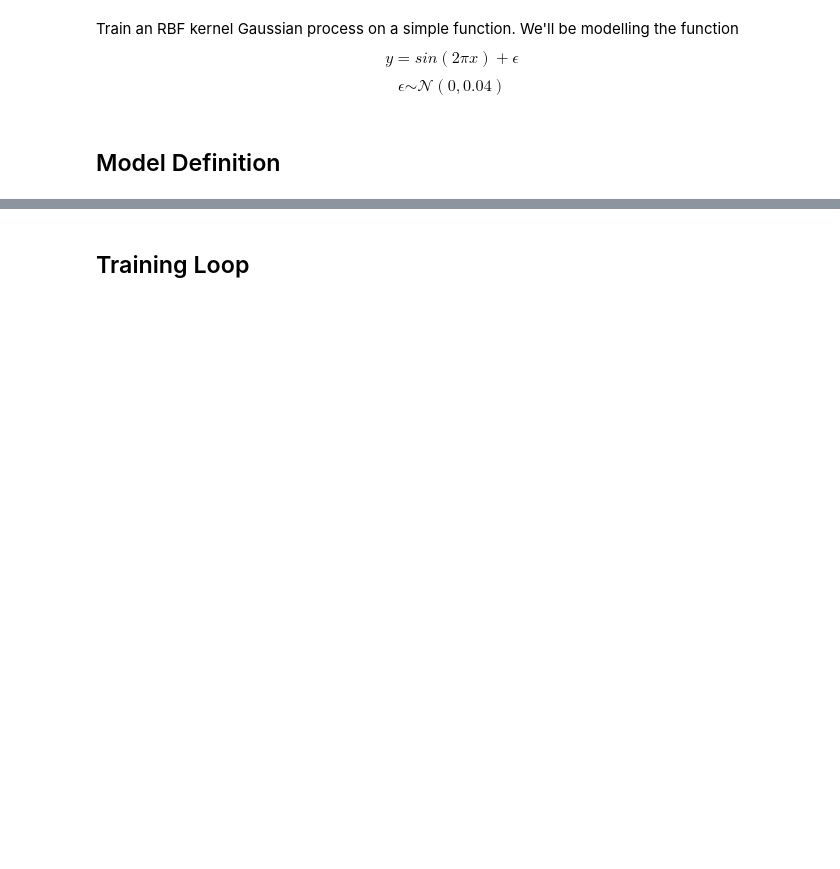
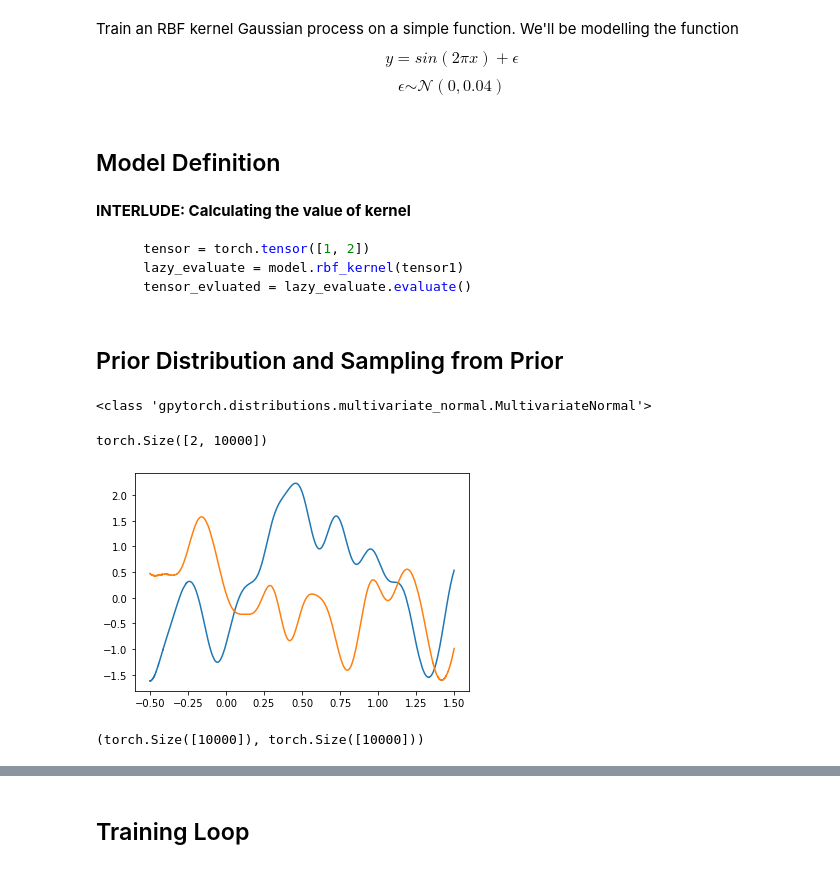
Before and after one commit to Utkarshp1/Bayesian_Optimisation, a Jupyter notebook: Gaussian_Processes_Regression.ipynb, the cells around one changed output, grey strips where cells are left out. Cells and saved outputs as stored; diff of their text form; code cells hidden in the pictures; blank space fills up the shorter version.

Commit message:
Added prior and posterior sampling

````diff
--- a/Gaussian_Processes_Regression.ipynb
+++ b/Gaussian_Processes_Regression.ipynb
@@ -37,3 +35,6 @@ y_test = torch.sin(X_test * (2*math.pi)) + torch.randn(X_test.size())*math.sqrt(
+# %%
+# X's which will be used for sampling and plotting the sampled function
+plotting_x = torch.linspace(-0.5, 1.5, 10000)
 # %% [markdown]
 ## Model Definition
 # %%
@@ -42,7 +43,8 @@ class ExactGPModel(gpytorch.models.ExactGP):
     def __init__(self, X_train, y_train, likelihood):
         super(ExactGPModel, self).__init__(X_train, y_train, likelihood)
         self.mean_module = gpytorch.means.ConstantMean()
-        self.covar_module = gpytorch.kernels.ScaleKernel(gpytorch.kernels.RBFKernel())
+        self.rbf_kernel = gpytorch.kernels.RBFKernel()
+        self.covar_module = gpytorch.kernels.ScaleKernel(self.rbf_kernel)
 
     def forward(self, x):
         mean_x = self.mean_module(x)
@@ -52,3 +54,42 @@ class ExactGPModel(gpytorch.models.ExactGP):
 # Initialize likelihood and model
 likelihood = gpytorch.likelihoods.GaussianLikelihood()
 model = ExactGPModel(X_train, y_train, likelihood)
+# %%
+# Initial value of the lengthscale paramter of the Kernel = 1
+model.rbf_kernel.has_lengthscale = True
+model.rbf_kernel.lengthscale = torch.tensor(0.1)
+# %% [markdown]
+**INTERLUDE: Calculating the value of kernel**
+
+```python
+    tensor = torch.tensor([1, 2])
+    lazy_evaluate = model.rbf_kernel(tensor1)
+    tensor_evluated = lazy_evaluate.evaluate()
+```
+# %% [markdown]
+## Prior Distribution and Sampling from Prior
+# %%
+# Getting the prior probability
+prior = model.forward(plotting_x)
+print(type(prior))
+
+# Getting 2 sample function from the prior distribution
+prior_samples = prior.rsample(sample_shape=torch.Size([2]))
+prior_samples.shape
+# %% [output]
+<class 'gpytorch.distributions.multivariate_normal.MultivariateNormal'>
+torch.Size([2, 10000])
+# %%
+# plotting the sampled functions
+plt.figure()
+for i in range(2):
+    plt.plot(plotting_x, prior_samples[i, :].detach().numpy())
+plt.show()
+# %% [output]
+[figure, added]
+# %%
+# Getting the 95% confidence interval for the function value
+ci = prior.confidence_region()
+ci[0].shape, ci[1].shape
+# %% [output]
+(torch.Size([10000]), torch.Size([10000]))
````
Also changed, not shown: parts of 12 cells of this notebook.
